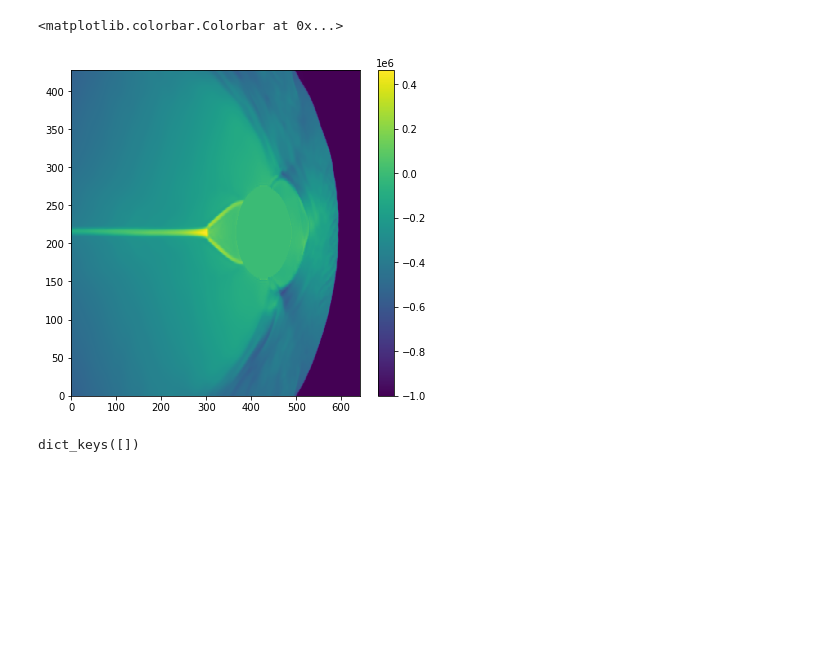
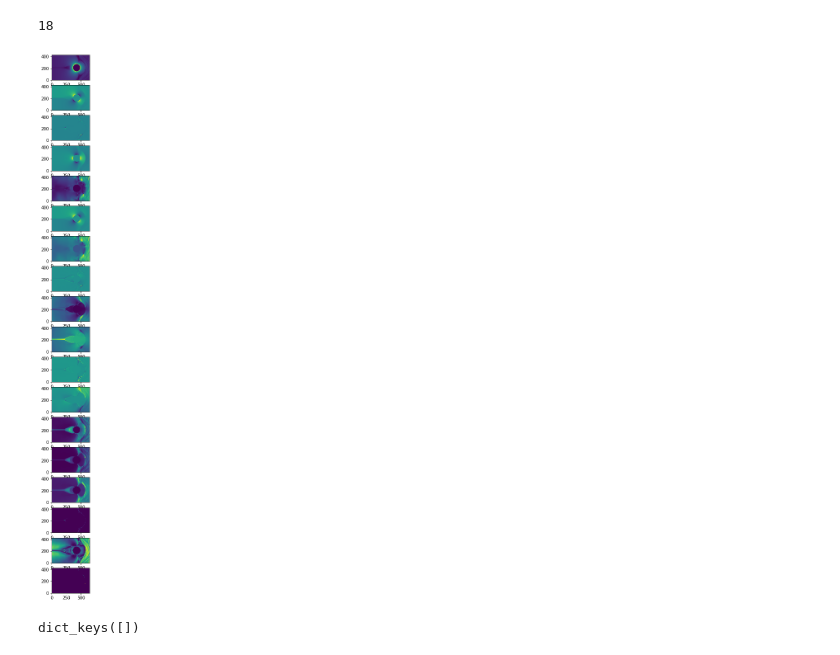
Before and after one commit to deinal/2d-reconnection-data, a Jupyter notebook: visualize_features.ipynb, the cells around one changed output. Drawn from its saved outputs; the diff is of its cells as text; code cells hidden in the pictures; blank space fills up the shorter version.

```diff
--- a/visualize_features.ipynb
+++ b/visualize_features.ipynb
@@ -1,20 +1,22 @@
 # %%
 import numpy as np
 import matplotlib.pyplot as plt
 
 #data = np.load('../asdf/BCH_1800.npy')
 #data = np.load('../asdf/BCQ_1800.npy')
 #data = np.load('../asdf/BGD_800.npy')
-data = np.load('/proj/ivanzait/Unet_proj/2d-reconnection-data/asdf/BGF_232.npy')
-#print('data shape',data.shape)
+data = np.load('/proj/ivanzait/Unet_proj/2d-reconnection-data/asdf/BGD_555.npy')
 
-fig = plt.figure(figsize=(22, 6))
-ax1 = fig.add_subplot(1, 3, 1)
-c1 = ax1.pcolor(data[:,:,9])
-fig.colorbar(c1, ax=ax1)
+n_feat=data.shape[2]
+print(n_feat)
+
+fig, ax = plt.subplots(n_feat, figsize=(8, 24) )
+for ii in range(n_feat):
+    c1 = ax[ii].pcolor(data[:,:,ii])
+    ax[ii].set_aspect('equal')
 # %% [output]
-<matplotlib.colorbar.Colorbar at 0x...>
+18
-[figure, old version]
+[figure, new version]
 # %%
 earth = data['rho'] == 0
 not_earth = ~earth
```
Also changed, not shown: 11 other files.
